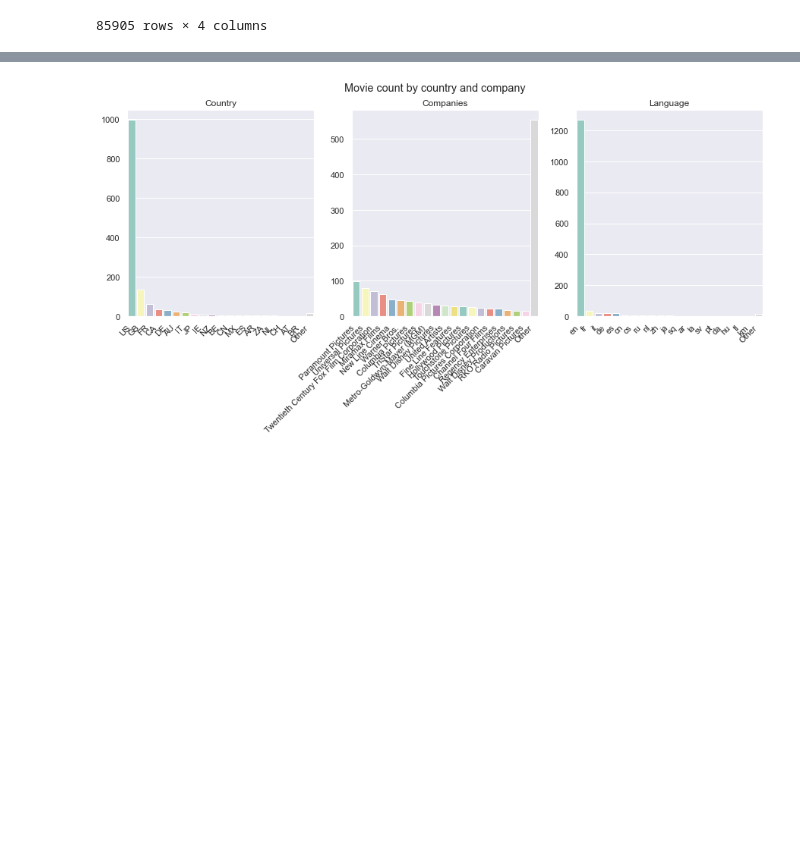
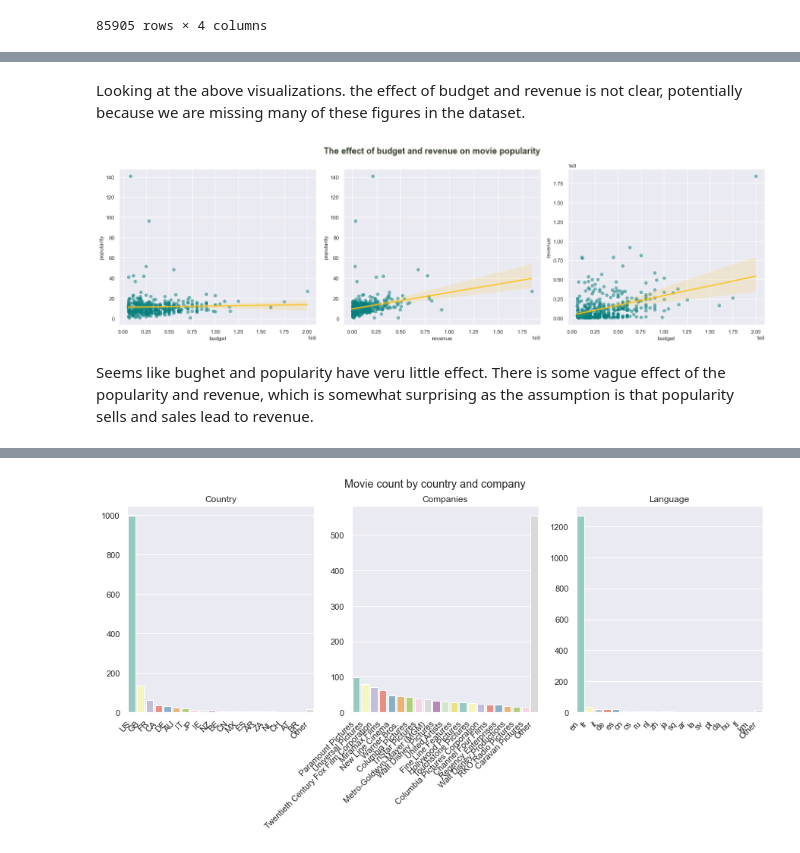
Before and after one commit to tsalex1992/Recommendation-Systems, a Jupyter notebook: HW2/Assignment2.ipynb, the cells around one changed output, grey strips where cells are left out. Cells and saved outputs as stored; diff of their text form; code cells hidden in the pictures; blank space fills up the shorter version.

```diff
--- a/HW2/Assignment2.ipynb
+++ b/HW2/Assignment2.ipynb
@@ -368,0 +374,19 @@ plt.tight_layout()
+# %% [markdown]
+Looking at the above visualizations. the effect of budget and revenue is not clear, potentially because we are missing many of these figures in the dataset.
+# %%
+dfFeaturesFIltered= dfFeatures[(dfFeatures.budget > 5000000) & (dfFeatures.revenue > 5000000)]
+fig, axes = plt.subplots(nrows=1, ncols=3, figsize=(20, 6))
+plt.suptitle('The effect of budget and revenue on movie popularity', fontsize=18, weight=600, color='#333d29')
+for i, col in enumerate(['budget', 'revenue']):
+    sns.regplot(data=dfFeaturesFIltered[(dfFeaturesFIltered.budget != 0) & dfFeaturesFIltered.revenue != 0 ], x=col, y='popularity',
+                scatter_kws={"color": "#06807e", "alpha": 0.5}, line_kws={"color": "#fdc00e"}, ax=axes[i])
+
+sns.regplot(data=dfFeaturesFIltered[(dfFeaturesFIltered.budget != 0) & dfFeaturesFIltered.revenue != 0 ], x='budget', y='revenue',
+            scatter_kws={"color": "#06807e", "alpha": 0.5}, line_kws={"color": "#fdc00e"}, ax=axes[2])
+
+plt.tight_layout()
+# %% [output]
+[figure, added]
+# %% [markdown]
+Seems like bughet and popularity have veru little effect.
+There is some vague effect of the popularity and revenue, which is somewhat surprising as the assumption is that popularity sells and sales lead to revenue.
```
Also changed, not shown: parts of 27 cells of this notebook.
